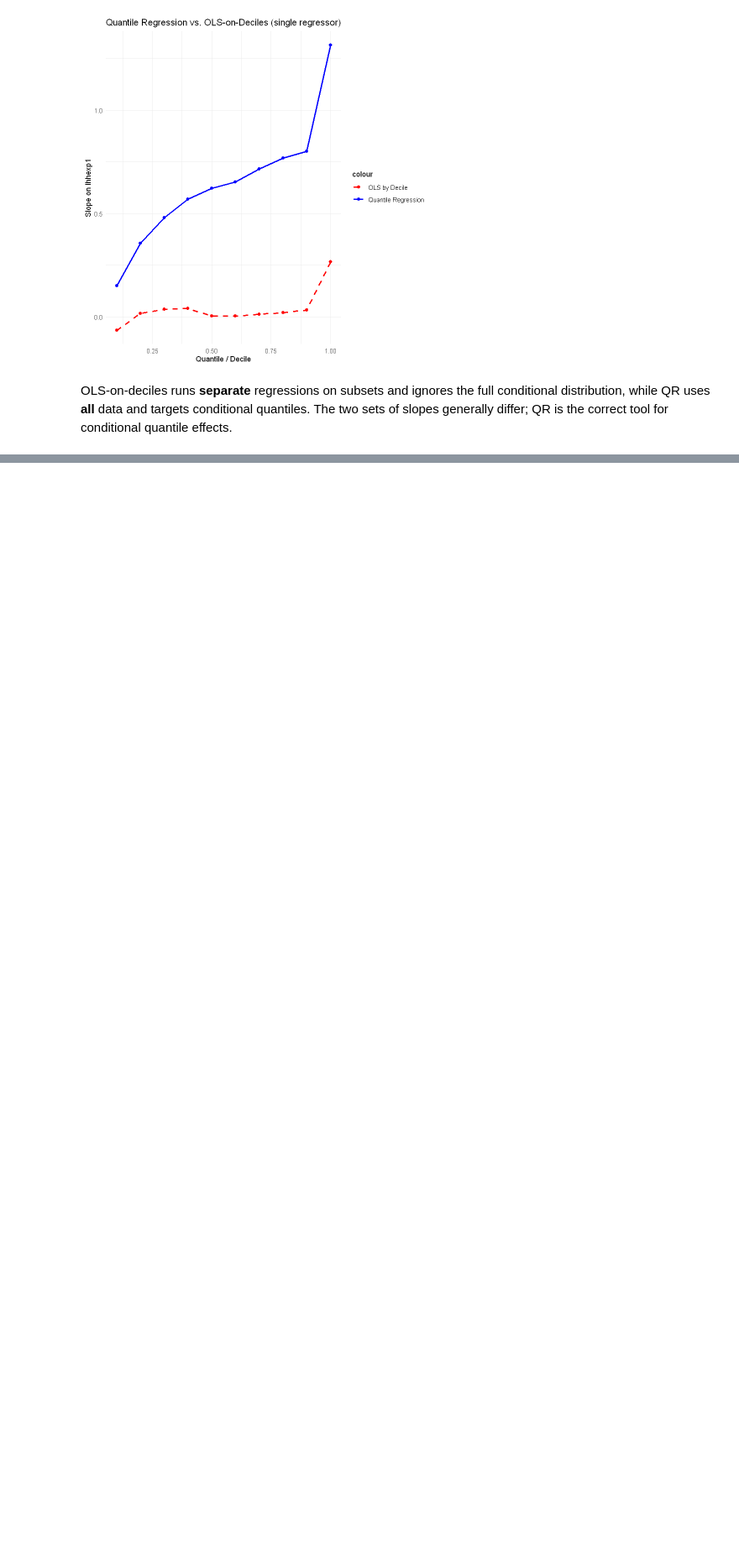
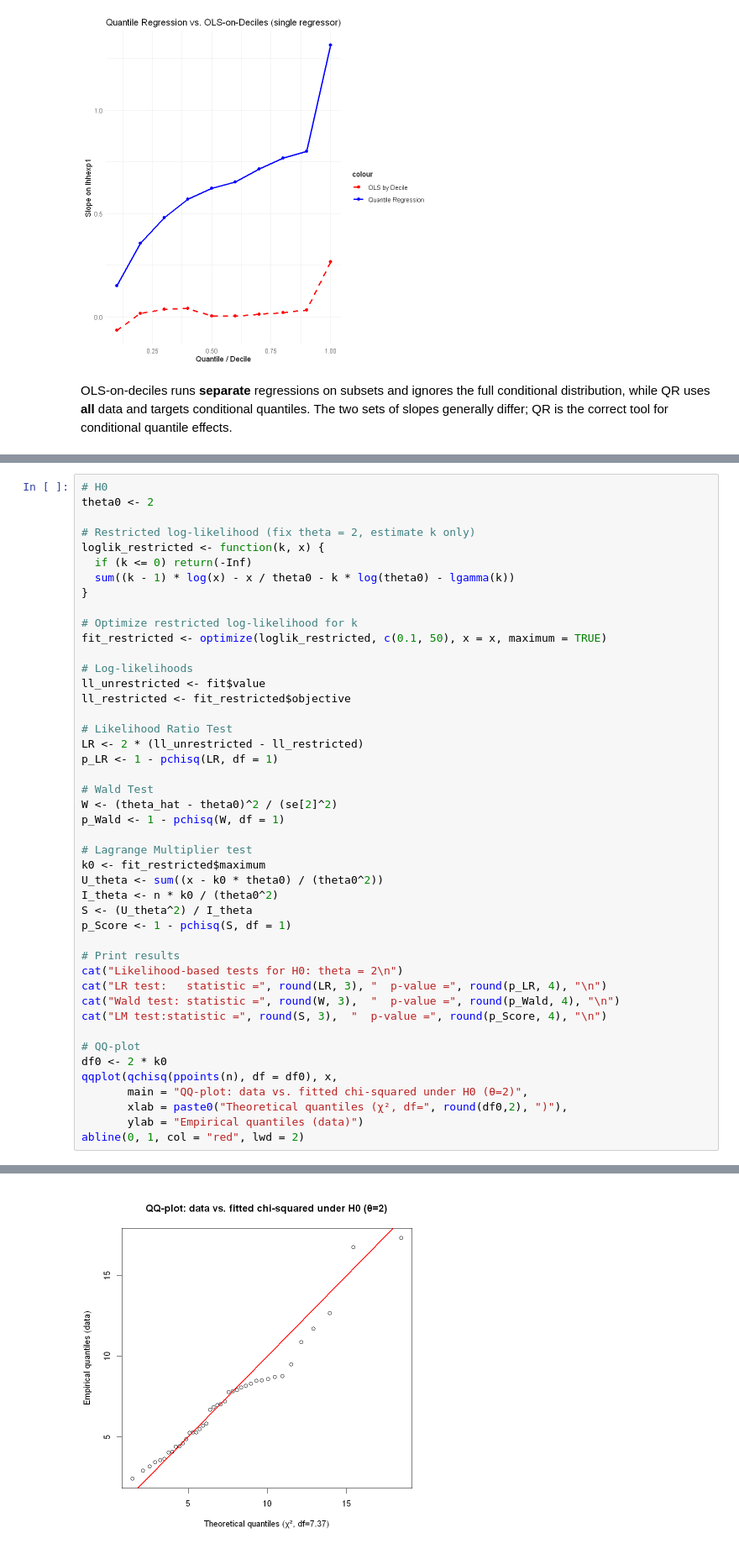
Before and after one commit to 52804407/Advanced_Econometrics_Pasz_Dohnal_Tom-, a Jupyter notebook: AE HW1 Pasz Dohnal Gabriel.ipynb, the cells around one changed output, grey strips where cells are left out. Shown at 84% size. Drawn from its saved outputs; the diff is of its cells as text; blank space fills up the shorter version.

```diff
--- a/AE HW1 Pasz Dohnal Gabriel.ipynb
+++ b/AE HW1 Pasz Dohnal Gabriel.ipynb
@@ -621,0 +842,46 @@ par(mfrow = c(1, 1))
+# %%
+# H0
+theta0 <- 2
+
+# Restricted log-likelihood (fix theta = 2, estimate k only)
+loglik_restricted <- function(k, x) {
+  if (k <= 0) return(-Inf)
+  sum((k - 1) * log(x) - x / theta0 - k * log(theta0) - lgamma(k))
+}
+
+# Optimize restricted log-likelihood for k
+fit_restricted <- optimize(loglik_restricted, c(0.1, 50), x = x, maximum = TRUE)
+
+# Log-likelihoods
+ll_unrestricted <- fit$value
+ll_restricted <- fit_restricted$objective
+
+# Likelihood Ratio Test
+LR <- 2 * (ll_unrestricted - ll_restricted)
+p_LR <- 1 - pchisq(LR, df = 1)
+
+# Wald Test
+W <- (theta_hat - theta0)^2 / (se[2]^2)
+p_Wald <- 1 - pchisq(W, df = 1)
+
+# Lagrange Multiplier test
+k0 <- fit_restricted$maximum
+U_theta <- sum((x - k0 * theta0) / (theta0^2))
+I_theta <- n * k0 / (theta0^2)
+S <- (U_theta^2) / I_theta
+p_Score <- 1 - pchisq(S, df = 1)
+
+# Print results
+cat("Likelihood-based tests for H0: theta = 2\n")
+cat("LR test:   statistic =", round(LR, 3), "  p-value =", round(p_LR, 4), "\n")
+cat("Wald test: statistic =", round(W, 3),  "  p-value =", round(p_Wald, 4), "\n")
+cat("LM test:statistic =", round(S, 3),  "  p-value =", round(p_Score, 4), "\n")
+
+# QQ-plot
+df0 <- 2 * k0
+qqplot(qchisq(ppoints(n), df = df0), x,
+       main = "QQ-plot: data vs. fitted chi-squared under H0 (θ=2)",
+       xlab = paste0("Theoretical quantiles (χ², df=", round(df0,2), ")"),
+       ylab = "Empirical quantiles (data)")
+abline(0, 1, col = "red", lwd = 2)
+# %% [output]
@@ -621,0 +892 @@ par(mfrow = c(1, 1))
+[figure, added]
```
Also changed, not shown: parts of 10 cells of this notebook.
